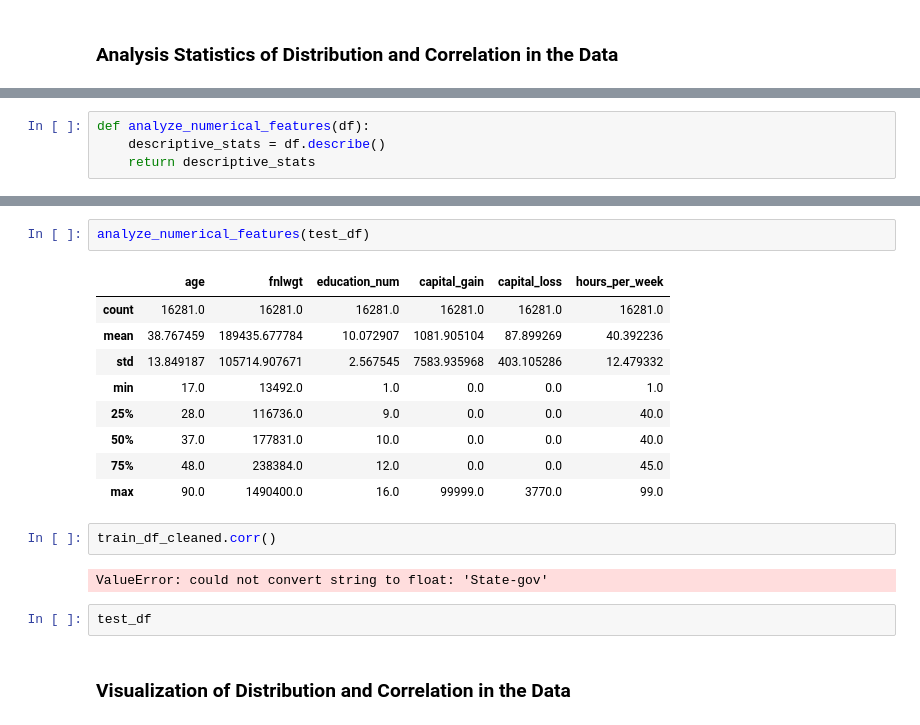
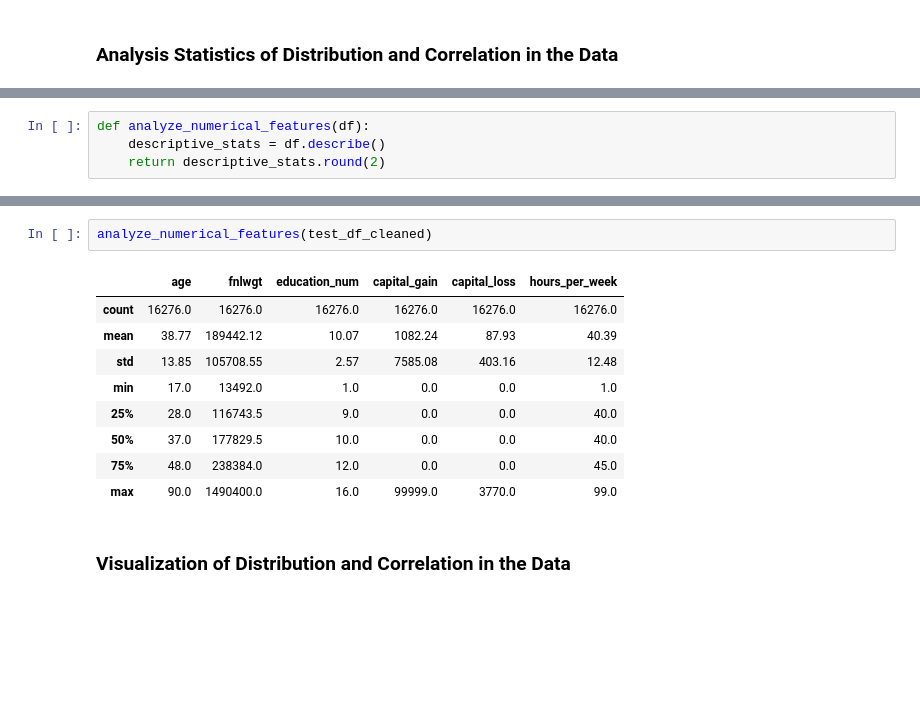
Before and after one commit to Maoelan/adult-income-clustering-classification, a Jupyter notebook: [Clustering] Submission Akhir BMLP_Maulana Muhammad.ipynb, the cells around one changed output, grey strips where cells are left out. Cells and saved outputs as stored; diff of their text form; blank space fills up the shorter version.

```diff
--- a/[Clustering] Submission Akhir BMLP_Maulana Muhammad.ipynb
+++ b/[Clustering] Submission Akhir BMLP_Maulana Muhammad.ipynb
@@ -387,5 +412,5 @@ Unique values: ['<=50K.' '>50K.']
 # %%
 def analyze_numerical_features(df):
     descriptive_stats = df.describe()
-    return descriptive_stats
+    return descriptive_stats.round(2)
 # %%
@@ -403,21 +428,15 @@ analyze_numerical_features(train_df)
 # %%
-analyze_numerical_features(test_df)
+analyze_numerical_features(test_df_cleaned)
 # %% [output]
 |  | age | fnlwgt | education_num | capital_gain | capital_loss | hours_per_week |
-| count | 16281.0 | 16281.0 | 16281.0 | 16281.0 | 16281.0 | 16281.0 |
-| mean | 38.767459 | 189435.677784 | 10.072907 | 1081.905104 | 87.899269 | 40.392236 |
-| std | 13.849187 | 105714.907671 | 2.567545 | 7583.935968 | 403.105286 | 12.479332 |
+| count | 16276.0 | 16276.0 | 16276.0 | 16276.0 | 16276.0 | 16276.0 |
+| mean | 38.77 | 189442.12 | 10.07 | 1082.24 | 87.93 | 40.39 |
+| std | 13.85 | 105708.55 | 2.57 | 7585.08 | 403.16 | 12.48 |
 | min | 17.0 | 13492.0 | 1.0 | 0.0 | 0.0 | 1.0 |
-| 25% | 28.0 | 116736.0 | 9.0 | 0.0 | 0.0 | 40.0 |
-| 50% | 37.0 | 177831.0 | 10.0 | 0.0 | 0.0 | 40.0 |
+| 25% | 28.0 | 116743.5 | 9.0 | 0.0 | 0.0 | 40.0 |
+| 50% | 37.0 | 177829.5 | 10.0 | 0.0 | 0.0 | 40.0 |
 | 75% | 48.0 | 238384.0 | 12.0 | 0.0 | 0.0 | 45.0 |
 | max | 90.0 | 1490400.0 | 16.0 | 99999.0 | 3770.0 | 99.0 |
-# %%
-train_df_cleaned.corr()
-# %% [output]
-ValueError: could not convert string to float: 'State-gov'
-# %%
-test_df
 # %% [markdown]
 ### **Visualization of Distribution and Correlation in the Data**
 # %% [markdown]
```
Also changed, not shown: parts of 4 cells of this notebook.
